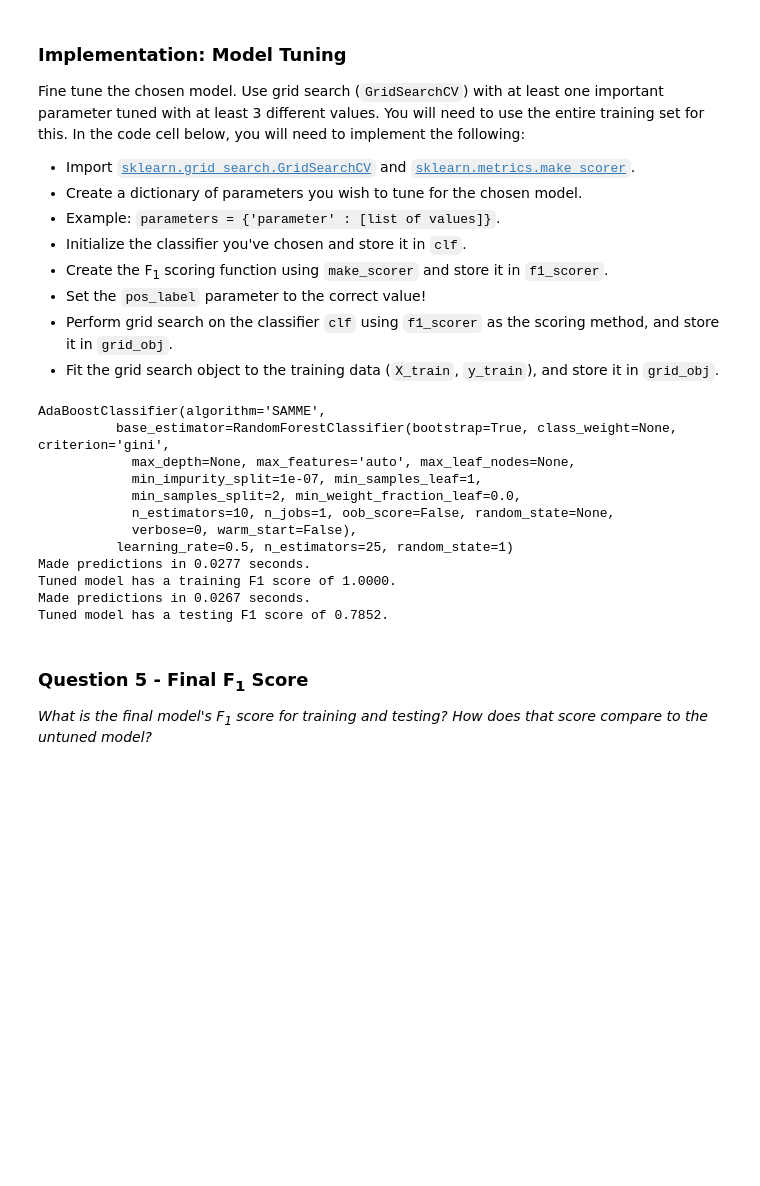
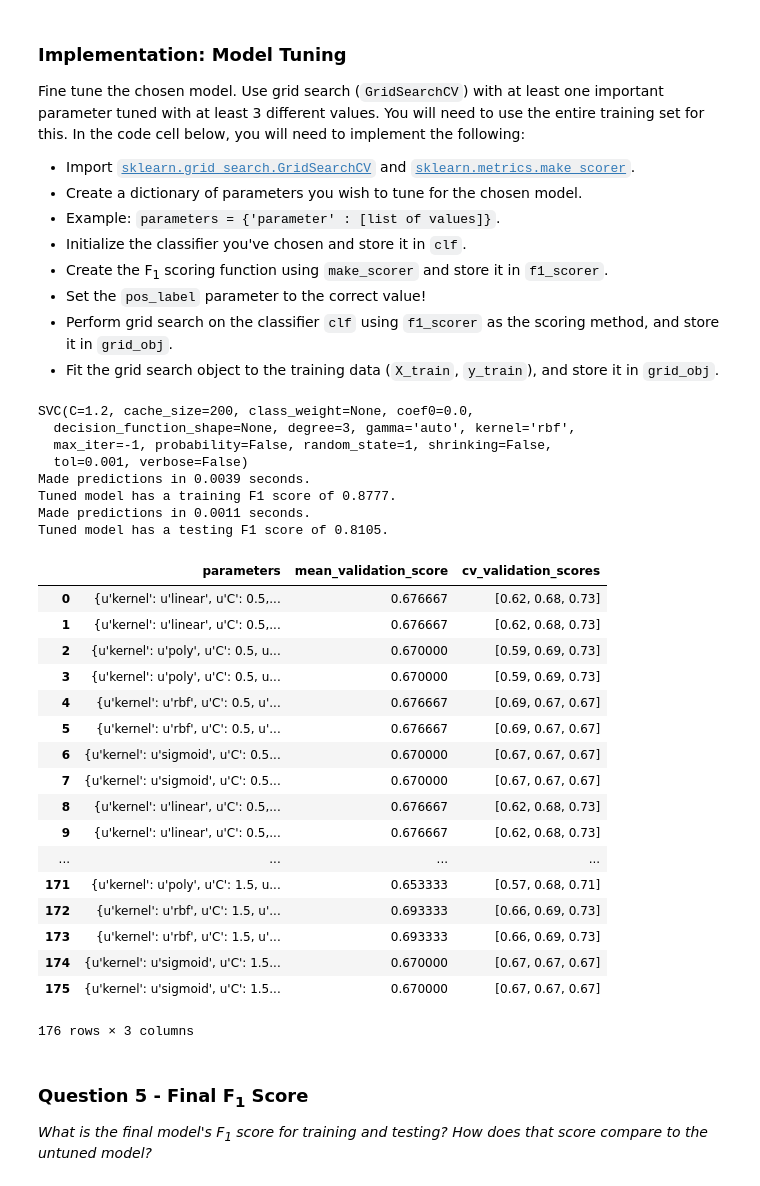
Before and after one commit to natalya-patrikeeva/student_intervention, a Jupyter notebook: student_intervention.ipynb, the cells around one changed output. Cells and saved outputs as stored; diff of their text form; code cells hidden in the pictures; blank space fills up the shorter version.

```diff
--- a/student_intervention.ipynb
+++ b/student_intervention.ipynb
@@ -378,50 +366,72 @@ Fine tune the chosen model. Use grid search (`GridSearchCV`) with at least one i
 # %%
 # TODO: Import 'GridSearchCV' and 'make_scorer'
 from sklearn.grid_search import GridSearchCV
 from sklearn.metrics import make_scorer
 from sklearn.tree import DecisionTreeClassifier
 from sklearn.naive_bayes import BernoulliNB
 from sklearn.ensemble import RandomForestClassifier
 from sklearn.ensemble import AdaBoostClassifier
 
 # TODO: Create the parameters list you wish to tune
-parameters = {'base_estimator':[DecisionTreeClassifier(), BernoulliNB(), RandomForestClassifier()],
-              'n_estimators' : [25, 75, 100] ,
-              'learning_rate' : [0.5, 0.75, 1.0, 1.2],
-              'algorithm': ['SAMME', 'SAMME.R']
-             }
+#parameters = {'base_estimator':[DecisionTreeClassifier(), BernoulliNB(), RandomForestClassifier()],
+#              'n_estimators' : [25, 75, 100] ,
+#              'learning_rate' : [0.5, 0.75, 1.0, 1.2],
+#              'algorithm': ['SAMME', 'SAMME.R']
+#             }
+parameters = {'C' : [0.5, 0.6, 0.7, 0.8, 0.9, 1.0, 1.1, 1.2, 1.3, 1.4, 1.5],
+              'kernel' : ['linear', 'poly', 'rbf', 'sigmoid'],
+              'shrinking' : [False, True],
+              'gamma' : ['auto', 0.1]}
 
 # TODO: Initialize the classifier
-clf = AdaBoostClassifier(random_state=1)
+clf = svm.SVC(random_state=1)
 # TODO: Make an f1 scoring function using 'make_scorer'
 f1_scorer = make_scorer(f1_score, pos_label="yes")
 
 # TODO: Perform grid search on the classifier using the f1_scorer as the scoring method
 grid_obj = GridSearchCV(estimator=clf, param_grid=parameters)
 
 # TODO: Fit the grid search object to the training data and find the optimal parameters
 grid_obj.fit(X_train,y_train)
 
 # Get the estimator
 clf = grid_obj.best_estimator_
 
 print clf
 # Report the final F1 score for training and testing after parameter tuning
 print "Tuned model has a training F1 score of {:.4f}.".format(predict_labels(clf, X_train, y_train))
 print "Tuned model has a testing F1 score of {:.4f}.".format(predict_labels(clf, X_test, y_test))
+
+# Display scores in grid search
+from IPython.display import display
+display(pd.DataFrame(grid_obj.grid_scores_))
 # %% [output]
-AdaBoostClassifier(algorithm='SAMME',
-          base_estimator=RandomForestClassifier(bootstrap=True, class_weight=None, criterion='gini',
-            max_depth=None, max_features='auto', max_leaf_nodes=None,
-            min_impurity_split=1e-07, min_samples_leaf=1,
-            min_samples_split=2, min_weight_fraction_leaf=0.0,
-            n_estimators=10, n_jobs=1, oob_score=False, random_state=None,
-            verbose=0, warm_start=False),
-          learning_rate=0.5, n_estimators=25, random_state=1)
-Made predictions in 0.0277 seconds.
-Tuned model has a training F1 score of 1.0000.
-Made predictions in 0.0267 seconds.
-Tuned model has a testing F1 score of 0.7852.
+SVC(C=1.2, cache_size=200, class_weight=None, coef0=0.0,
+  decision_function_shape=None, degree=3, gamma='auto', kernel='rbf',
+  max_iter=-1, probability=False, random_state=1, shrinking=False,
+  tol=0.001, verbose=False)
+Made predictions in 0.0039 seconds.
+Tuned model has a training F1 score of 0.8777.
+Made predictions in 0.0011 seconds.
+Tuned model has a testing F1 score of 0.8105.
+|  | parameters | mean_validation_score | cv_validation_scores |
+| 0 | {u'kernel': u'linear', u'C': 0.5,... | 0.676667 | [0.62, 0.68, 0.73] |
+| 1 | {u'kernel': u'linear', u'C': 0.5,... | 0.676667 | [0.62, 0.68, 0.73] |
+| 2 | {u'kernel': u'poly', u'C': 0.5, u... | 0.670000 | [0.59, 0.69, 0.73] |
+| 3 | {u'kernel': u'poly', u'C': 0.5, u... | 0.670000 | [0.59, 0.69, 0.73] |
+| 4 | {u'kernel': u'rbf', u'C': 0.5, u'... | 0.676667 | [0.69, 0.67, 0.67] |
+| 5 | {u'kernel': u'rbf', u'C': 0.5, u'... | 0.676667 | [0.69, 0.67, 0.67] |
+| 6 | {u'kernel': u'sigmoid', u'C': 0.5... | 0.670000 | [0.67, 0.67, 0.67] |
+| 7 | {u'kernel': u'sigmoid', u'C': 0.5... | 0.670000 | [0.67, 0.67, 0.67] |
+| 8 | {u'kernel': u'linear', u'C': 0.5,... | 0.676667 | [0.62, 0.68, 0.73] |
+| 9 | {u'kernel': u'linear', u'C': 0.5,... | 0.676667 | [0.62, 0.68, 0.73] |
+| ... | ... | ... | ... |
+| 171 | {u'kernel': u'poly', u'C': 1.5, u... | 0.653333 | [0.57, 0.68, 0.71] |
+| 172 | {u'kernel': u'rbf', u'C': 1.5, u'... | 0.693333 | [0.66, 0.69, 0.73] |
+| 173 | {u'kernel': u'rbf', u'C': 1.5, u'... | 0.693333 | [0.66, 0.69, 0.73] |
+| 174 | {u'kernel': u'sigmoid', u'C': 1.5... | 0.670000 | [0.67, 0.67, 0.67] |
+| 175 | {u'kernel': u'sigmoid', u'C': 1.5... | 0.670000 | [0.67, 0.67, 0.67] |
+176 rows × 3 columns
 # %% [markdown]
 ### Question 5 - Final F<sub>1</sub> Score
 *What is the final model's F<sub>1</sub> score for training and testing? How does that score compare to the untuned model?*
```
Also changed, not shown: parts of 10 cells of this notebook.
